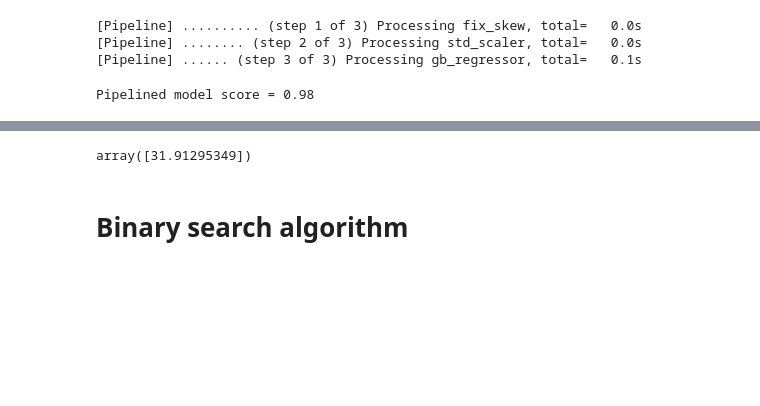
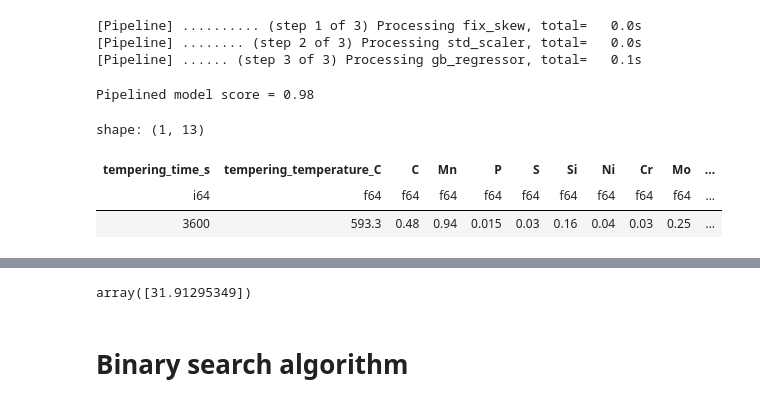
Before and after one commit to Nate-Sheibley/Mild-Steel-Tempering, a Jupyter notebook: Mild_Steel_Tempering-revised.ipynb, the cells around one changed output, grey strips where cells are left out. Drawn from its saved outputs; the diff is of its cells as text; code cells hidden in the pictures; blank space fills up the shorter version.

```diff
--- a/Mild_Steel_Tempering-revised.ipynb
+++ b/Mild_Steel_Tempering-revised.ipynb
@@ -875,5 +875,12 @@ pipe_gbr_score = pipe_gbr.score(X_test, y_test)
 print('Pipelined model score =', round(pipe_gbr_score,2))
 # %% [output]
 Pipelined model score = 0.98
+# %%
+row100_X_test
+# %% [output]
+shape: (1, 13)
+| tempering_time_s | tempering_temperature_C | C | Mn | P | S | Si | Ni | Cr | Mo | ... |
+| i64 | f64 | f64 | f64 | f64 | f64 | f64 | f64 | f64 | f64 | ... |
+| 3600 | 593.3 | 0.48 | 0.94 | 0.015 | 0.03 | 0.16 | 0.04 | 0.03 | 0.25 | ... |
 # %%
 row100_X_test = pl.DataFrame(X_test.row(100,named=True))
```
Also changed, not shown: parts of 14 cells of this notebook.
